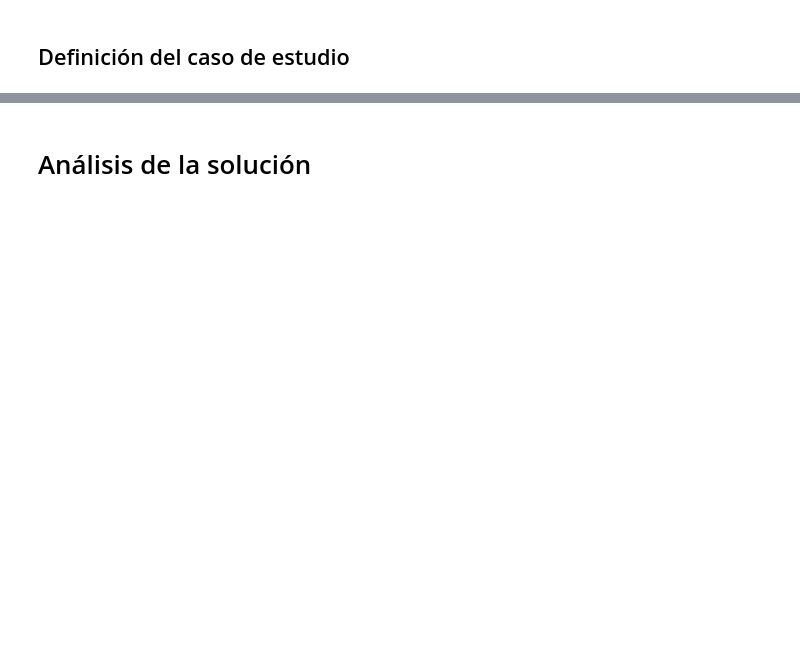
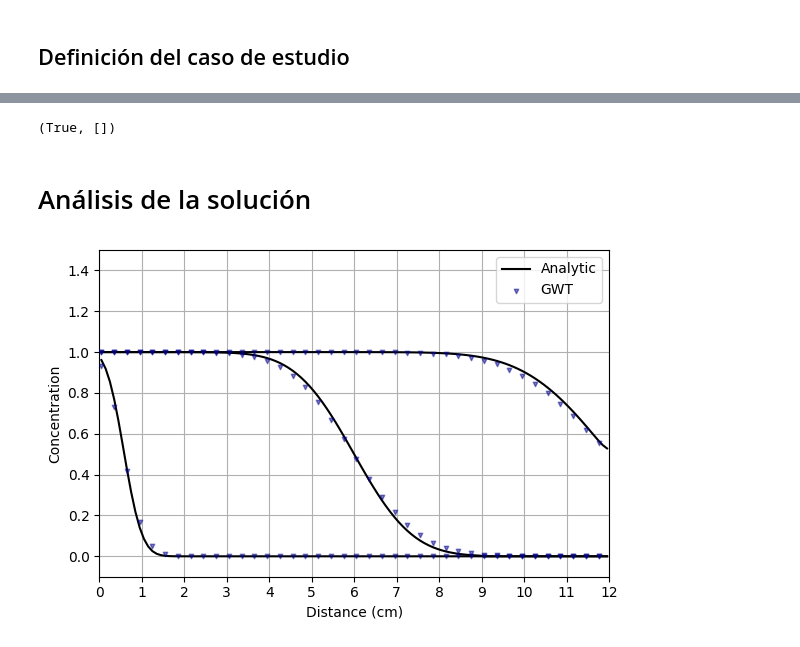
Before and after one commit to luiggix/xmf6, a Jupyter notebook: examples/03_flow_trans_1D/01_GWF_GWT_DFI.ipynb, the cells around one changed output, grey strips where cells are left out. Drawn from its saved outputs; the diff is of its cells as text; code cells hidden in the pictures; blank space fills up the shorter version.

```diff
--- a/examples/03_flow_trans_1D/01_GWF_GWT_DFI.ipynb
+++ b/examples/03_flow_trans_1D/01_GWF_GWT_DFI.ipynb
@@ -21,7 +20,7 @@ os_par = dict(
 ## Windows like
 #    mf6_exe = 'C:/Users/leo_teja/Documents/GitHub/WMA/mf6/binWin/mf6',
 ## MACTI
-    mf6_exe = '../../mf6/bin/mf6',
+    mf6_exe = '../../mf6/windows/mf6',
 
     flow_name = 'flow', # Nombre de la simulación para flujo
 )
@@ -42,12 +41,14 @@ mesh = xmf6.MeshDis(
     top = 1.0,   # Top of the model ($cm$)
     bottom = 0,  # Layer bottom elevation ($cm$)
 )
-xmf6.nice_print(mesh, 'Space discretization')
+#xmf6.nice_print(mesh., 'Space discretization')
+mesh.print()
 
 tdis = xmf6.TDis(
     perioddata = ((120, 240, 1.0),) # PERLEN, NSTP, TSMULT
 )
-xmf6.nice_print(tdis, 'Time discretization')
+#xmf6.nice_print(tdis, 'Time discretization')
+tdis.print()
 
 ml_units = {
     "time": "seconds",
@@ -116,7 +173,7 @@ reta_fact = [1.0, 1.0, 2.0, 1.0]
 deca_rate = [0.0, 0.0, 0.0, 0.01]
 dir_names = ['p01a','p01b','p01c','p01d']
 
-case = 3 # 0, 1, 2, 3
+case = 0 # 0, 1, 2, 3
 dirname = dir_names[case]
 ph_par["porosity"] = 0.1  # Porosity of mobile domain (unitless)
 ph_par["initial_concentration"] = 0.0  # Initial concentration (unitless)
@@ -136,7 +225,9 @@ sim_t.write_simulation(silent=True)
 sim_t.run_simulation(silent=True)
 
 # Solución usando DF-Implicit (Leo)
-dfi_conc = xmf6.df_implicit.solve(ph_par, mesh, tdis, qx, verb=0)
+#dfi_conc = xmf6.df_implicit.solve(ph_par, mesh, tdis, qx, verb=0)
+# %% [output]
+(True, [])
 # %% [markdown]
 # Análisis de la solución
 # %%
@@ -155,40 +246,43 @@ xmf6.plot(ax2, xi, a1_0, c = 'k', label='Analytic')
 xmf6.plot(ax2, xi, a1_1, c = 'k')
 xmf6.plot(ax2, xi, a1_2, c = 'k')
 
 # Solución numérica
 citer = [11, 119, 239]
 ctimes = [6.0, 60.0, 120.0]
-for c, (i, t) in enumerate(zip(citer, ctimes)):
-    color = 'C'+str(c)
-    # Solución Diferencias Finitas, Implícito
-    xmf6.scatter(ax2, xi[::iskip], dfi_conc[i][::iskip], label=f'DFI-{t}',
-                 marker="o", ec=color, fc="w", alpha=0.95, s=35, zorder=3)
+#for c, (i, t) in enumerate(zip(citer, ctimes)):
+#    color = 'C'+str(c)
+#    # Solución Diferencias Finitas, Implícito
+#    xmf6.scatter(ax2, xi[::iskip], dfi_conc[i][::iskip], label=f'DFI-{t}',
+#                 marker="o", ec=color, fc="w", alpha=0.95, s=35, zorder=3)
 
 for c, (i, t) in enumerate(zip(citer, ctimes)):
     # Solución MODFLOW 6
     gwt_conc = of.get_concentration(sim_t, t)
     if t < 10:
         xmf6.scatter(ax2, xi[::iskip], gwt_conc[::iskip], label=f'GWT',
                      marker="v", c='darkblue', alpha=0.5, s=10, zorder=5)
     else:
         xmf6.scatter(ax2, xi[::iskip], gwt_conc[::iskip],
                      marker="v", c='darkblue', alpha=0.5, s=10, zorder=5)
 
 
-handles, labels = ax2.get_legend_handles_labels()
-order = [1,2,3,4,0]
-handles = [handles[idx] for idx in order]
-labels = [labels[idx] for idx in order]
+#handles, labels = ax2.get_legend_handles_labels()
+#order = [1,2,3,4,0]
+#handles = [handles[idx] for idx in order]
+#labels = [labels[idx] for idx in order]
 
 # Decoración de la gráfica
-ax2.legend(handles, labels, loc="upper right", ncol=2)
+#ax2.legend(handles, labels, loc="upper right", ncol=2)
+ax2.legend()
 ax2.set_xlim(0, 12)
 ax2.set_ylim(-0.1, 1.5)
 ax2.set_xticks(ticks=np.linspace(0, mesh.row_length,13))
 ax2.set_xlabel("Distance (cm)")
 ax2.set_ylabel("Concentration")
 ax2.grid(True)
 
 plt.tight_layout()
 plt.savefig(dirname + '.png', dpi=120)
 plt.show()
+# %% [output]
+[figure, added]
```
Also changed, not shown: parts of 9 cells of this notebook, 7 other files.
